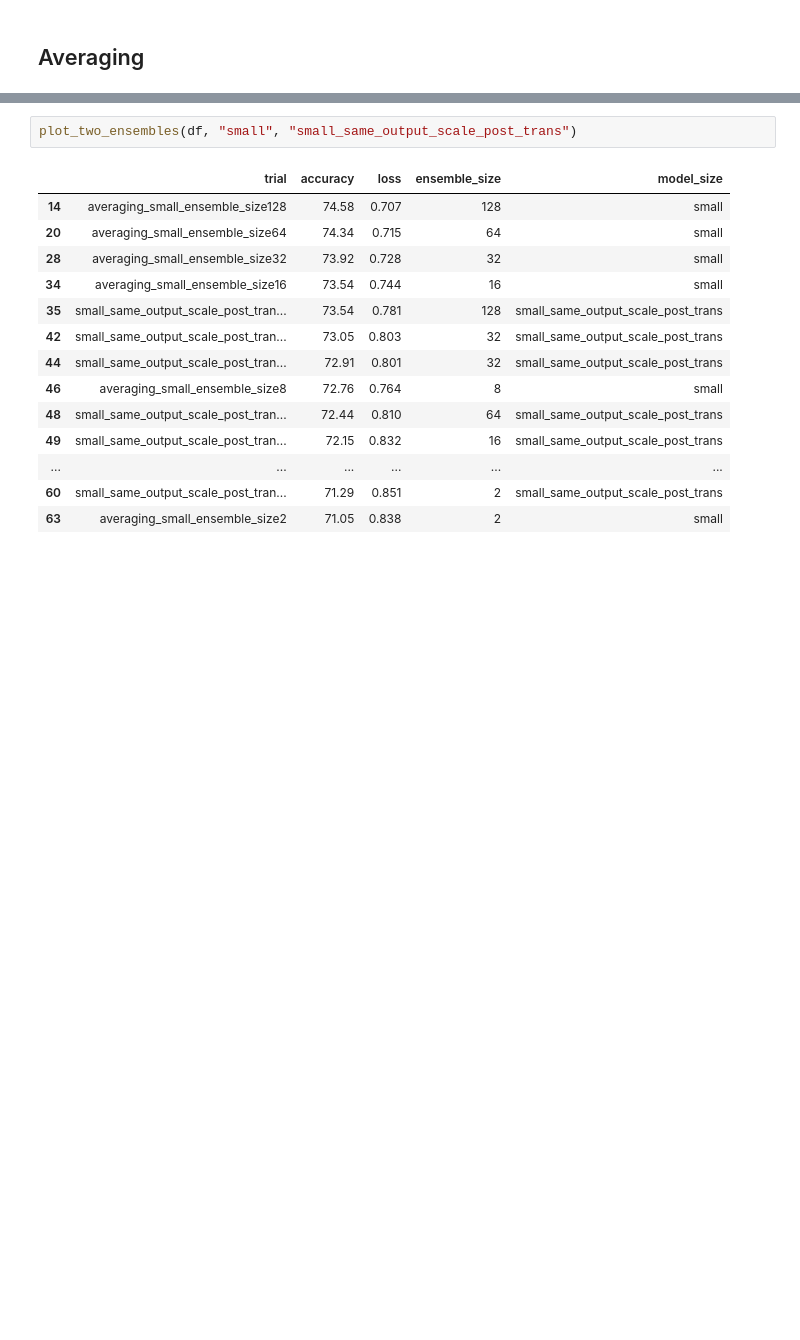
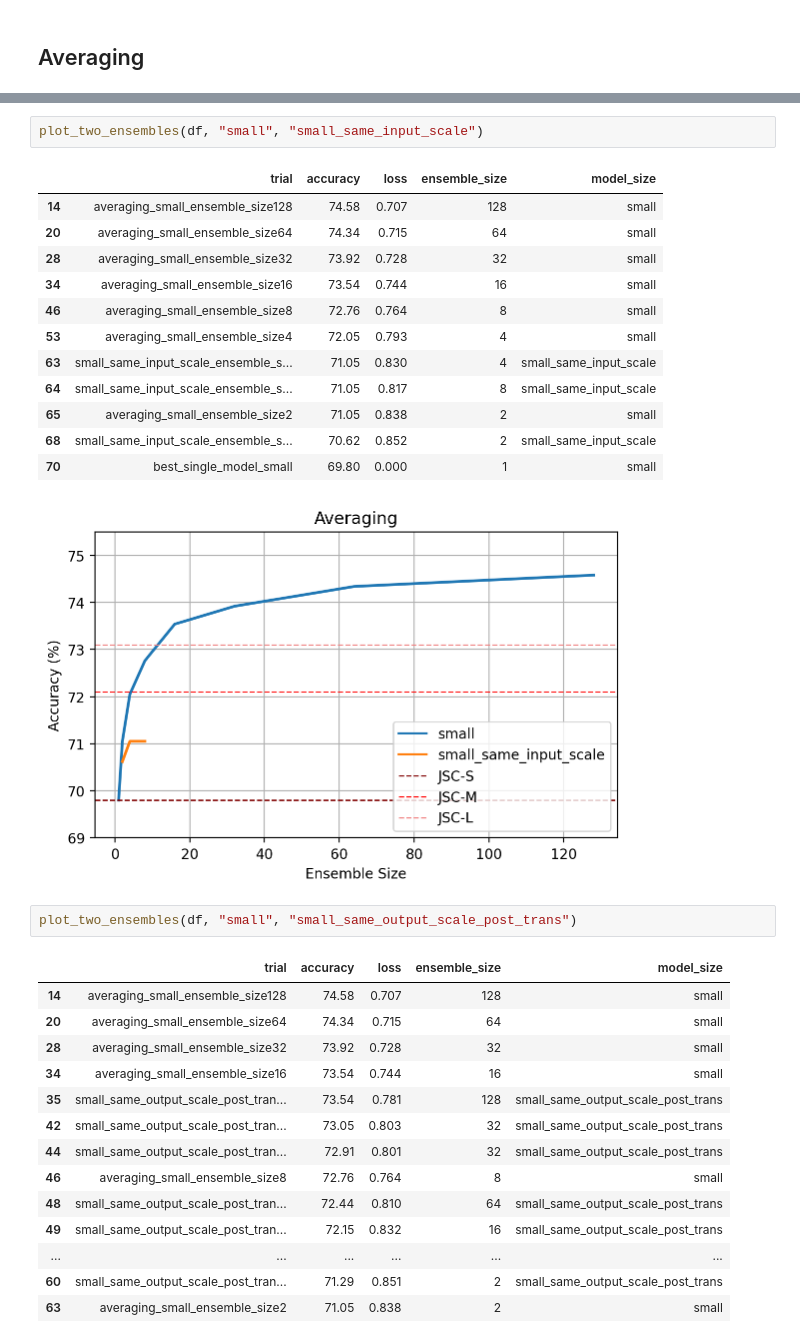
Before and after one commit to oliviaweng/logicnets, a Jupyter notebook: examples/jet_substructure/plots/analysis.ipynb, the cells around one changed output, grey strips where cells are left out. Drawn from its saved outputs; the diff is of its cells as text; blank space fills up the shorter version.

```diff
--- a/examples/jet_substructure/plots/analysis.ipynb
+++ b/examples/jet_substructure/plots/analysis.ipynb
@@ -252,4 +254,20 @@ plt.savefig("averaging_acc_v_ensemble_size_lineplot.png")
 [figure]
+# %%
+plot_two_ensembles(df, "small", "small_same_input_scale")
+# %% [output]
+|  | trial | accuracy | loss | ensemble_size | model_size |
+| 14 | averaging_small_ensemble_size128 | 74.58 | 0.707 | 128 | small |
+| 20 | averaging_small_ensemble_size64 | 74.34 | 0.715 | 64 | small |
+| 28 | averaging_small_ensemble_size32 | 73.92 | 0.728 | 32 | small |
+| 34 | averaging_small_ensemble_size16 | 73.54 | 0.744 | 16 | small |
+| 46 | averaging_small_ensemble_size8 | 72.76 | 0.764 | 8 | small |
+| 53 | averaging_small_ensemble_size4 | 72.05 | 0.793 | 4 | small |
+| 63 | small_same_input_scale_ensemble_s... | 71.05 | 0.830 | 4 | small_same_input_scale |
+| 64 | small_same_input_scale_ensemble_s... | 71.05 | 0.817 | 8 | small_same_input_scale |
+| 65 | averaging_small_ensemble_size2 | 71.05 | 0.838 | 2 | small |
+| 68 | small_same_input_scale_ensemble_s... | 70.62 | 0.852 | 2 | small_same_input_scale |
+| 70 | best_single_model_small | 69.80 | 0.000 | 1 | small |
+[figure, added]
 # %%
 plot_two_ensembles(df, "small", "small_same_output_scale_post_trans")
 # %% [output]
```
Also changed, not shown: parts of 3 cells of this notebook, 17 other files.
